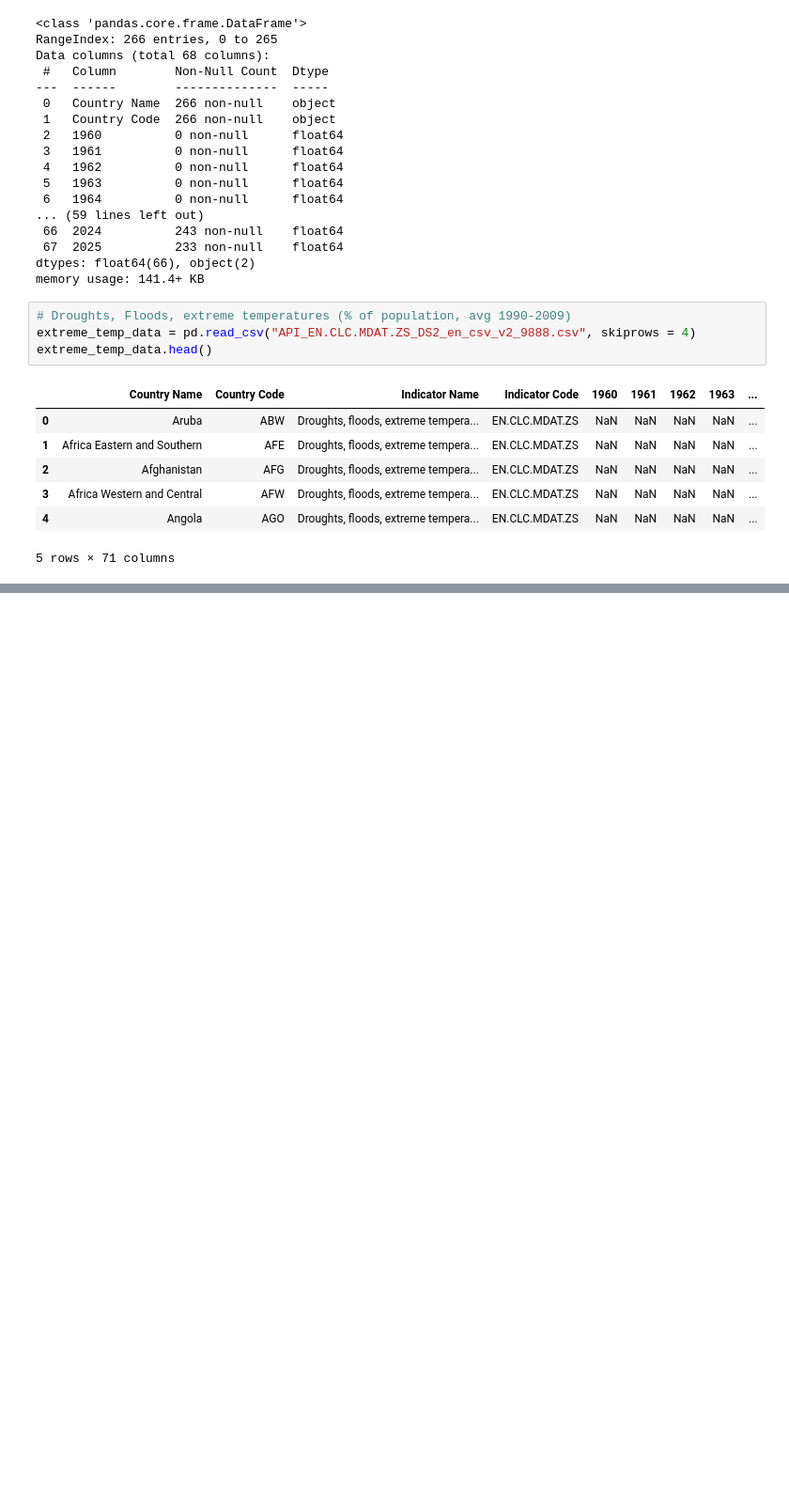
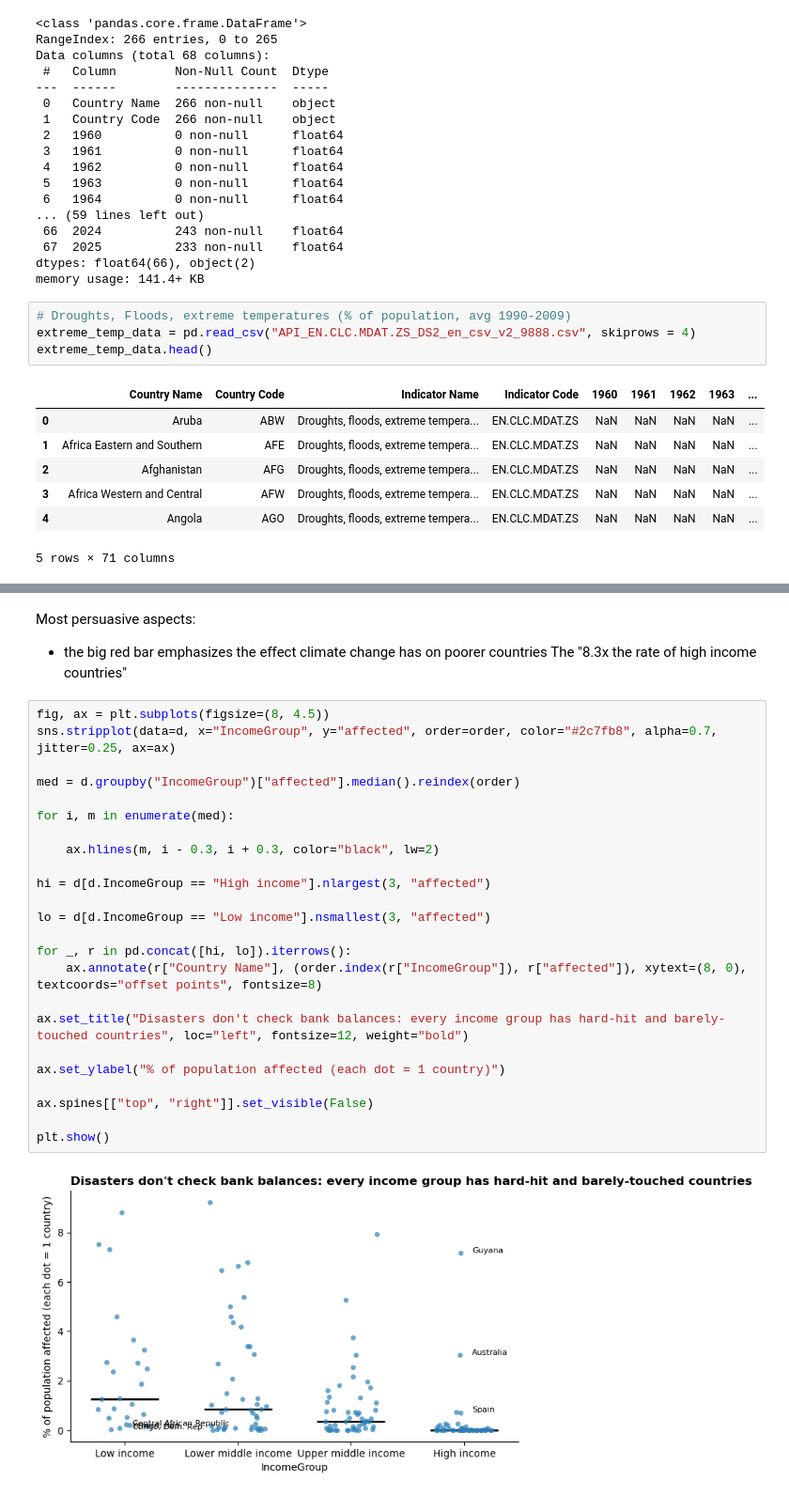
Before and after one commit to saketh123b/Project2, a Jupyter notebook: Project2EDA.ipynb, the cells around one changed output, grey strips where cells are left out. Shown at 94% size. Cells and saved outputs as stored; diff of their text form; blank space fills up the shorter version.

```diff
--- a/Project2EDA.ipynb
+++ b/Project2EDA.ipynb
@@ -66,0 +115,30 @@ extreme_temp_data.head()
+# %% [markdown]
+Most persuasive aspects:
+- the big red bar emphasizes the effect climate change has on poorer countries
+The "8.3x the rate of high income countries"
+# %%
+fig, ax = plt.subplots(figsize=(8, 4.5))
+sns.stripplot(data=d, x="IncomeGroup", y="affected", order=order, color="#2c7fb8", alpha=0.7, jitter=0.25, ax=ax)
+
+med = d.groupby("IncomeGroup")["affected"].median().reindex(order)
+
+for i, m in enumerate(med):
+
+    ax.hlines(m, i - 0.3, i + 0.3, color="black", lw=2)
+
+hi = d[d.IncomeGroup == "High income"].nlargest(3, "affected")
+
+lo = d[d.IncomeGroup == "Low income"].nsmallest(3, "affected")
+
+for _, r in pd.concat([hi, lo]).iterrows():
+    ax.annotate(r["Country Name"], (order.index(r["IncomeGroup"]), r["affected"]), xytext=(8, 0), textcoords="offset points", fontsize=8)
+
+ax.set_title("Disasters don't check bank balances: every income group has hard-hit and barely-touched countries", loc="left", fontsize=12, weight="bold")
+
+ax.set_ylabel("% of population affected (each dot = 1 country)")
+
+ax.spines[["top", "right"]].set_visible(False)
+
+plt.show()
+# %% [output]
+[figure, added]
```
Also changed, not shown: parts of 2 cells of this notebook, 3 other files.
